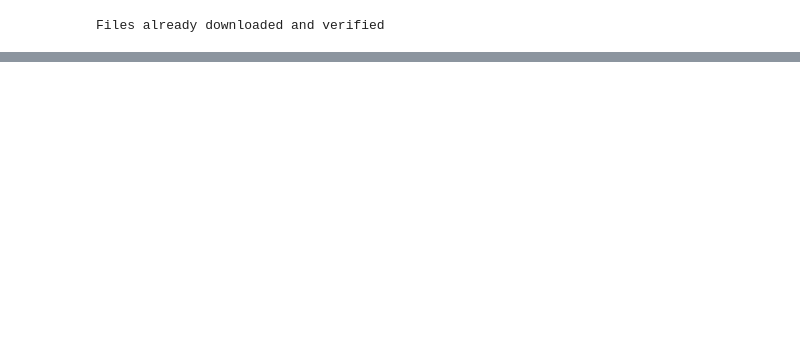
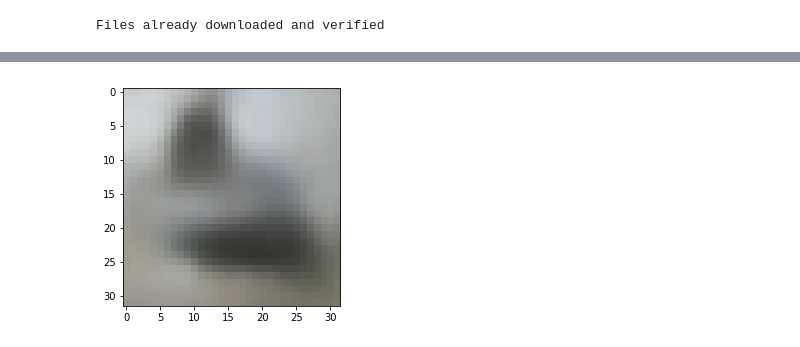
Before and after one commit to stasbel/vae, a Jupyter notebook: vae.ipynb, the cells around one changed output, grey strips where cells are left out. Cells and saved outputs as stored; diff of their text form; code cells hidden in the pictures; blank space fills up the shorter version.

```diff
--- a/vae.ipynb
+++ b/vae.ipynb
@@ -220,0 +229,4 @@ plt.imshow(image);
+# %%
+sample()
+# %% [output]
+[figure, added]
```
Also changed, not shown: parts of 6 cells of this notebook.
